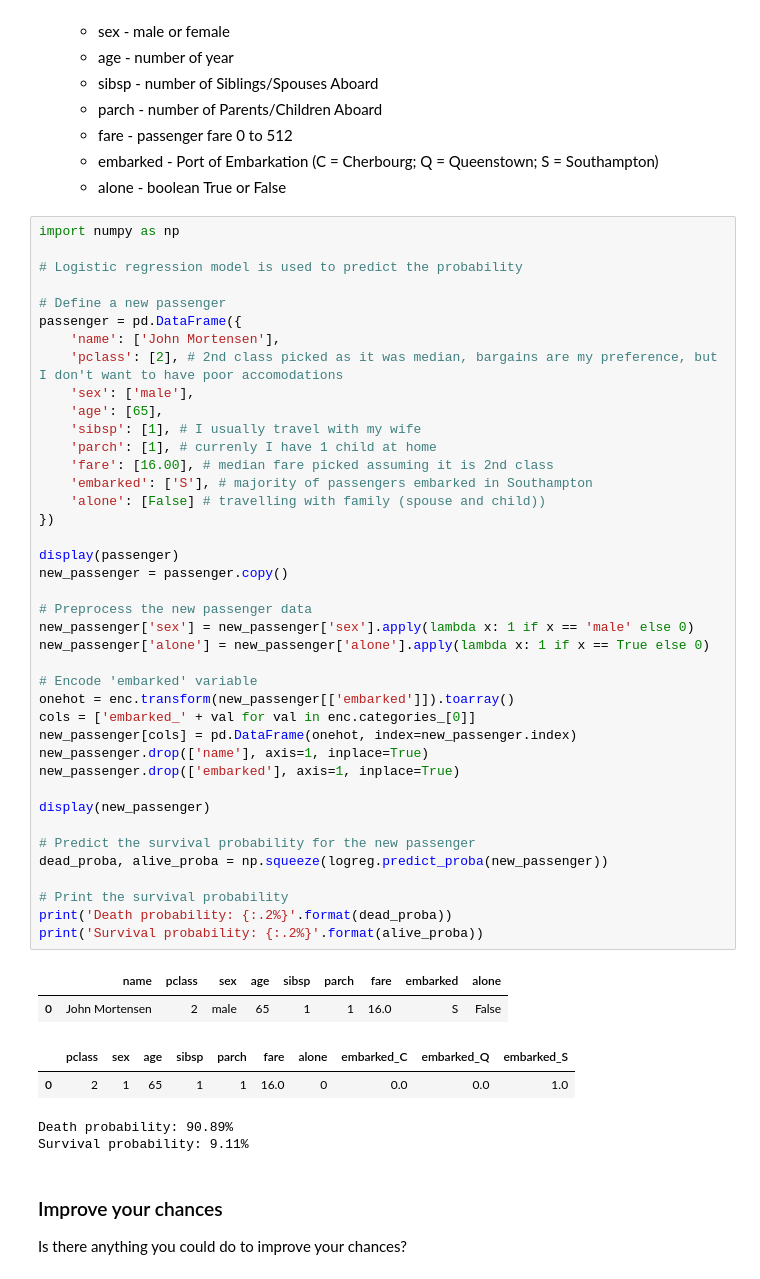
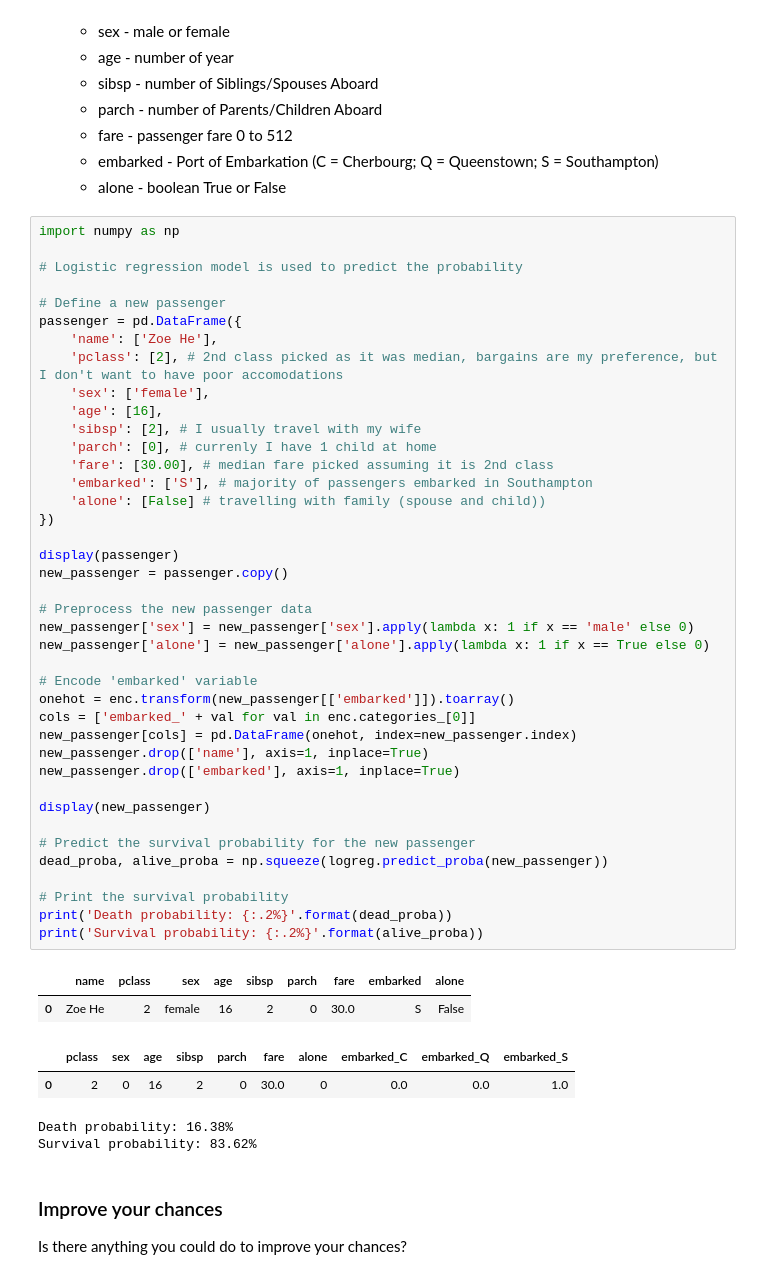
Before and after one commit to nighthawkcoders/student_2025, a Jupyter notebook: _notebooks/2025-02-19-pandas-ml_titanic.ipynb, the cells around one changed output. Cells and saved outputs as stored; diff of their text form.

```diff
--- a/_notebooks/2025-02-19-pandas-ml_titanic.ipynb
+++ b/_notebooks/2025-02-19-pandas-ml_titanic.ipynb
@@ -301,46 +301,46 @@ import numpy as np
 
 # Define a new passenger
 passenger = pd.DataFrame({
-    'name': ['John Mortensen'],
+    'name': ['Zoe He'],
     'pclass': [2], # 2nd class picked as it was median, bargains are my preference, but I don't want to have poor accomodations
-    'sex': ['male'],
-    'age': [65],
-    'sibsp': [1], # I usually travel with my wife
-    'parch': [1], # currenly I have 1 child at home
-    'fare': [16.00], # median fare picked assuming it is 2nd class
+    'sex': ['female'],
+    'age': [16],
+    'sibsp': [2], # I usually travel with my wife
+    'parch': [0], # currenly I have 1 child at home
+    'fare': [30.00], # median fare picked assuming it is 2nd class
     'embarked': ['S'], # majority of passengers embarked in Southampton
     'alone': [False] # travelling with family (spouse and child))
 })
 
 display(passenger)
 new_passenger = passenger.copy()
 
 # Preprocess the new passenger data
 new_passenger['sex'] = new_passenger['sex'].apply(lambda x: 1 if x == 'male' else 0)
 new_passenger['alone'] = new_passenger['alone'].apply(lambda x: 1 if x == True else 0)
 
 # Encode 'embarked' variable
 onehot = enc.transform(new_passenger[['embarked']]).toarray()
 cols = ['embarked_' + val for val in enc.categories_[0]]
 new_passenger[cols] = pd.DataFrame(onehot, index=new_passenger.index)
 new_passenger.drop(['name'], axis=1, inplace=True)
 new_passenger.drop(['embarked'], axis=1, inplace=True)
 
 display(new_passenger)
 
 # Predict the survival probability for the new passenger
 dead_proba, alive_proba = np.squeeze(logreg.predict_proba(new_passenger))
 
 # Print the survival probability
 print('Death probability: {:.2%}'.format(dead_proba))
 print('Survival probability: {:.2%}'.format(alive_proba))
 # %% [output]
 |  | name | pclass | sex | age | sibsp | parch | fare | embarked | alone |
-| 0 | John Mortensen | 2 | male | 65 | 1 | 1 | 16.0 | S | False |
+| 0 | Zoe He | 2 | female | 16 | 2 | 0 | 30.0 | S | False |
 |  | pclass | sex | age | sibsp | parch | fare | alone | embarked_C | embarked_Q | embarked_S |
-| 0 | 2 | 1 | 65 | 1 | 1 | 16.0 | 0 | 0.0 | 0.0 | 1.0 |
+| 0 | 2 | 0 | 16 | 2 | 0 | 30.0 | 0 | 0.0 | 0.0 | 1.0 |
-Death probability: 90.89%
-Survival probability: 9.11%
+Death probability: 16.38%
+Survival probability: 83.62%
 # %% [markdown]
 ### Improve your chances
 Is there anything you could do to improve your chances?
```
Also changed, not shown: parts of 3 cells of this notebook.
